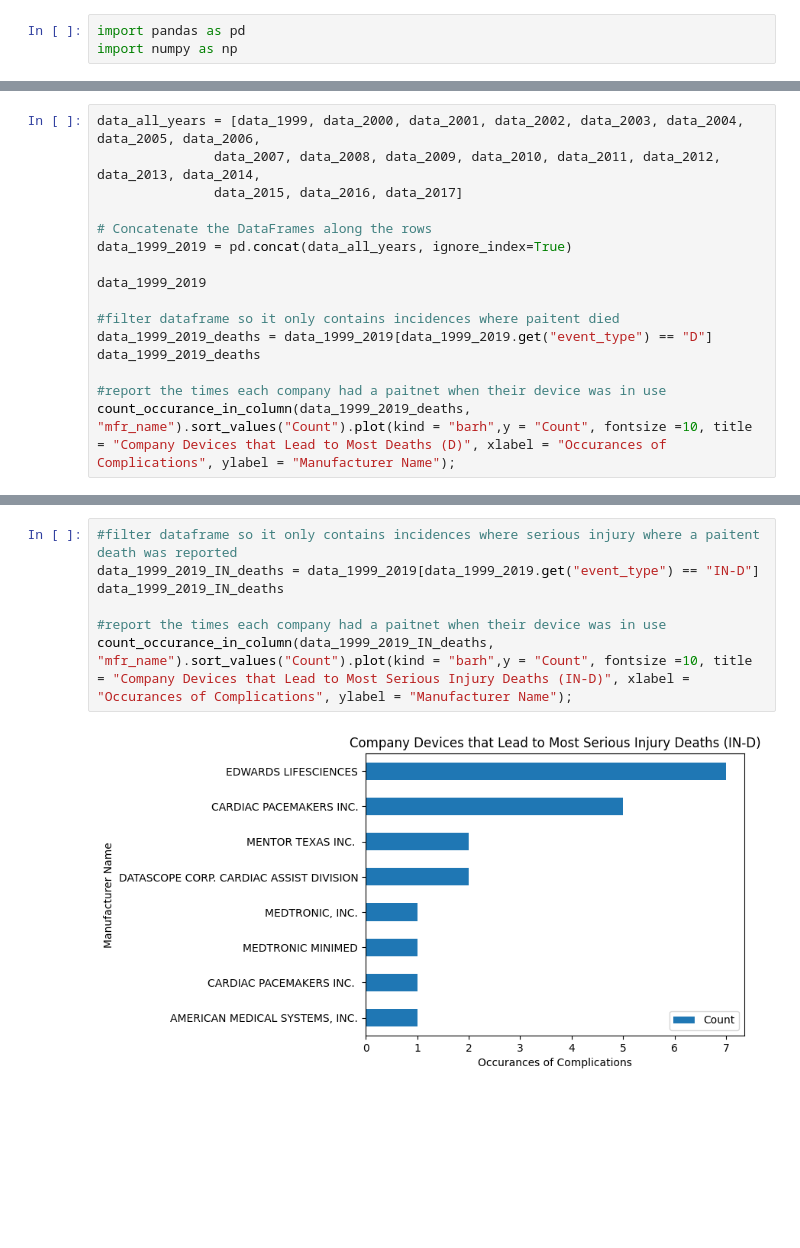
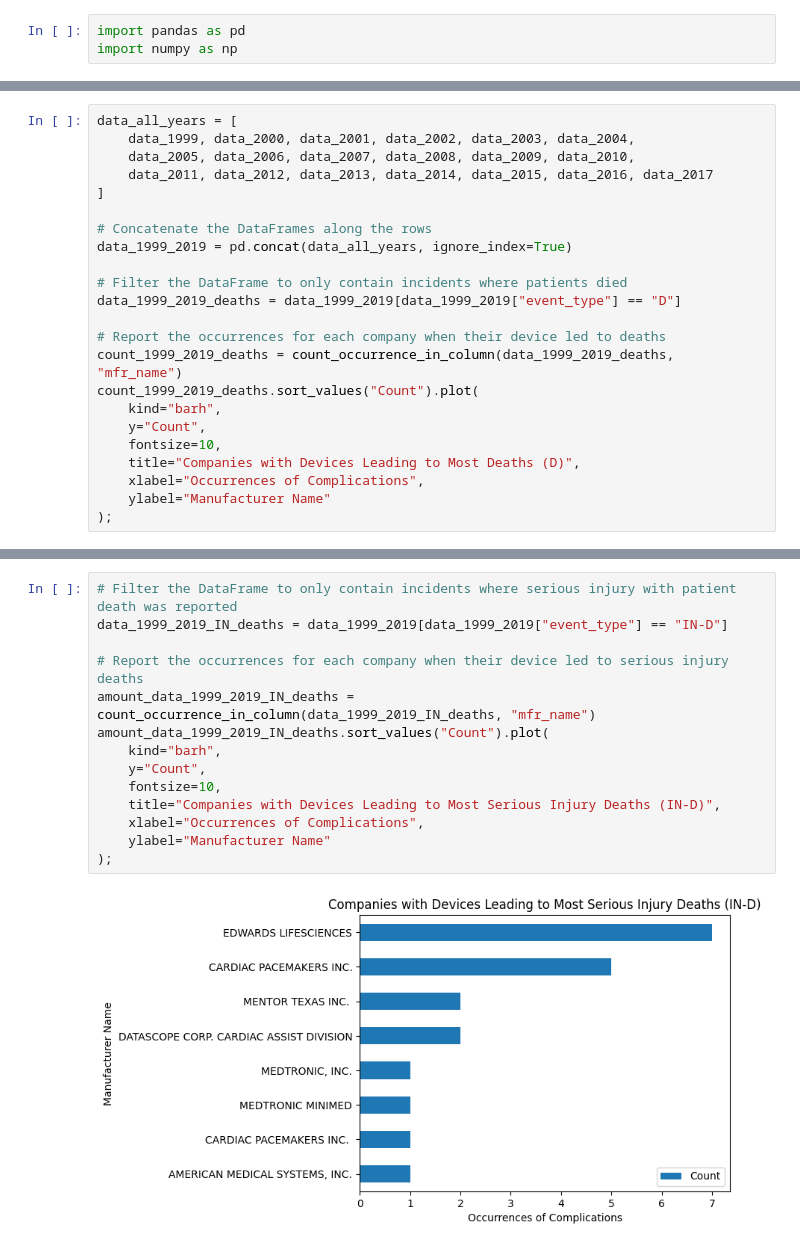
Before and after one commit to Doku98/Medical-Device-Malfunction-Analysis, a Jupyter notebook: Project.ipynb, the cells around one changed output, grey strips where cells are left out. Drawn from its saved outputs; the diff is of its cells as text; blank space fills up the shorter version.

```diff
--- a/Project.ipynb
+++ b/Project.ipynb
@@ -54,17 +91,24 @@ count_occurance_in_column(data_2017,"mfr_name").sort_values("Count").tail(15).pl
 # %%
-data_all_years = [data_1999, data_2000, data_2001, data_2002, data_2003, data_2004, data_2005, data_2006,
-               data_2007, data_2008, data_2009, data_2010, data_2011, data_2012, data_2013, data_2014,
-               data_2015, data_2016, data_2017]
+data_all_years = [
+    data_1999, data_2000, data_2001, data_2002, data_2003, data_2004,
+    data_2005, data_2006, data_2007, data_2008, data_2009, data_2010,
+    data_2011, data_2012, data_2013, data_2014, data_2015, data_2016, data_2017
+]
 
 # Concatenate the DataFrames along the rows
 data_1999_2019 = pd.concat(data_all_years, ignore_index=True)
 
-data_1999_2019
+# Filter the DataFrame to only contain incidents where patients died
+data_1999_2019_deaths = data_1999_2019[data_1999_2019["event_type"] == "D"]
 
-#filter dataframe so it only contains incidences where paitent died
-data_1999_2019_deaths = data_1999_2019[data_1999_2019.get("event_type") == "D"]
-data_1999_2019_deaths
-
-#report the times each company had a paitnet when their device was in use
-count_occurance_in_column(data_1999_2019_deaths, "mfr_name").sort_values("Count").plot(kind = "barh",y = "Count", fontsize =10, title = "Company Devices that Lead to Most Deaths (D)", xlabel = "Occurances of Complications", ylabel = "Manufacturer Name");
+# Report the occurrences for each company when their device led to deaths
+count_1999_2019_deaths = count_occurrence_in_column(data_1999_2019_deaths, "mfr_name")
+count_1999_2019_deaths.sort_values("Count").plot(
+    kind="barh",
+    y="Count",
+    fontsize=10,
+    title="Companies with Devices Leading to Most Deaths (D)",
+    xlabel="Occurrences of Complications",
+    ylabel="Manufacturer Name"
+);
 # %% [output]
@@ -72,10 +116,17 @@ count_occurance_in_column(data_1999_2019_deaths, "mfr_name").sort_values("Count"
 # %%
-#filter dataframe so it only contains incidences where serious injury where a paitent death was reported
-data_1999_2019_IN_deaths = data_1999_2019[data_1999_2019.get("event_type") == "IN-D"]
-data_1999_2019_IN_deaths
+# Filter the DataFrame to only contain incidents where serious injury with patient death was reported
+data_1999_2019_IN_deaths = data_1999_2019[data_1999_2019["event_type"] == "IN-D"]
 
-#report the times each company had a paitnet when their device was in use
-count_occurance_in_column(data_1999_2019_IN_deaths, "mfr_name").sort_values("Count").plot(kind = "barh",y = "Count", fontsize =10, title = "Company Devices that Lead to Most Serious Injury Deaths (IN-D)", xlabel = "Occurances of Complications", ylabel = "Manufacturer Name");
+# Report the occurrences for each company when their device led to serious injury deaths
+amount_data_1999_2019_IN_deaths = count_occurrence_in_column(data_1999_2019_IN_deaths, "mfr_name")
+amount_data_1999_2019_IN_deaths.sort_values("Count").plot(
+    kind="barh",
+    y="Count",
+    fontsize=10,
+    title="Companies with Devices Leading to Most Serious Injury Deaths (IN-D)",
+    xlabel="Occurrences of Complications",
+    ylabel="Manufacturer Name"
+);
 # %% [output]
-[figure, old version]
+[figure, new version]
 # %%
```
Also changed, not shown: parts of 9 cells of this notebook.
